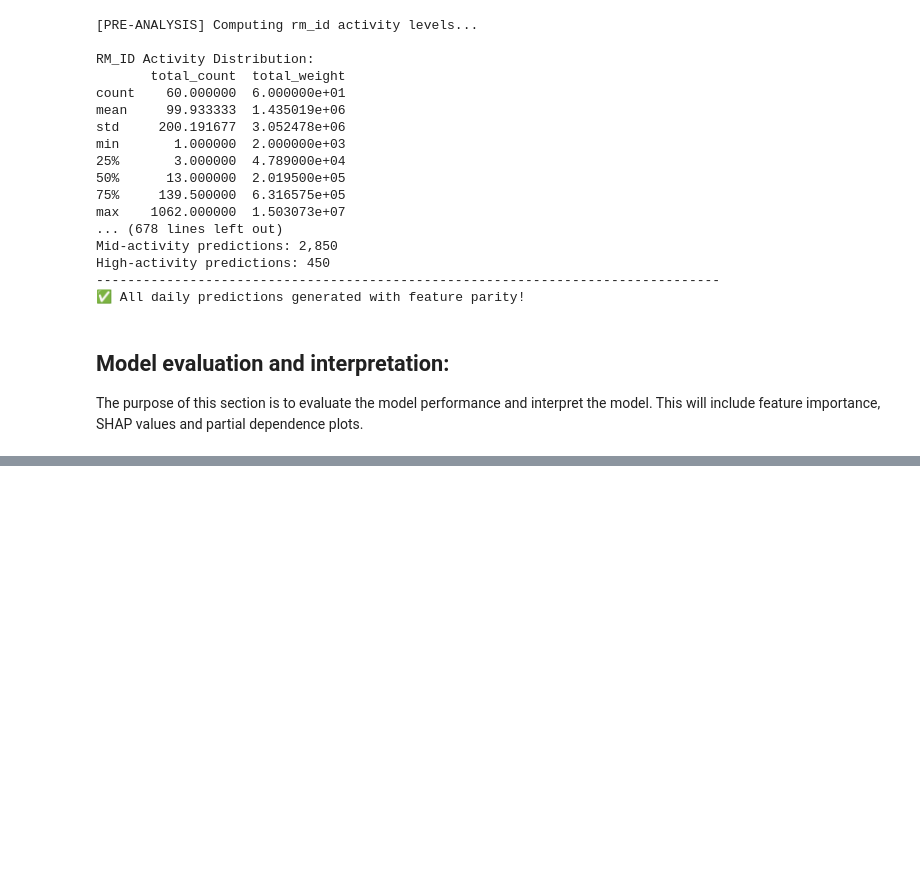
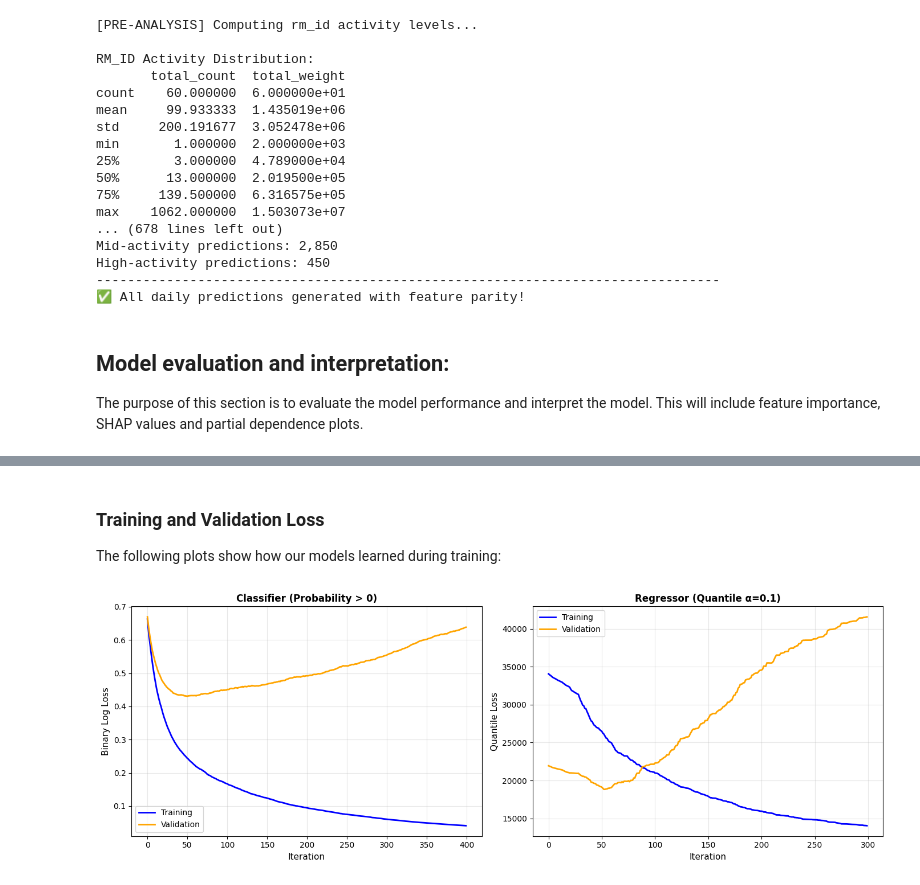
Before and after one commit to lawaasen/ModernML_project, a Jupyter notebook: Report.ipynb, the cells around one changed output, grey strips where cells are left out. Cells and saved outputs as stored; diff of their text form; code cells hidden in the pictures; blank space fills up the shorter version.

```diff
--- a/Report.ipynb
+++ b/Report.ipynb
@@ -2757,0 +2964,43 @@ The purpose of this section is to evaluate the model performance and interpret t
+# %% [markdown]
+### Training and Validation Loss
+
+The following plots show how our models learned during training:
+# %%
+fig, axes = plt.subplots(1, 2, figsize=(14, 5))
+
+# Classifier Loss
+ax_clf = axes[0]
+evals_clf = clf.evals_result_
+
+if 'training' in evals_clf and 'binary_logloss' in evals_clf['training']:
+    ax_clf.plot(evals_clf['training']['binary_logloss'], label='Training', linewidth=2, color='blue')
+
+if 'valid_0' in evals_clf and 'binary_logloss' in evals_clf['valid_0']:
+    ax_clf.plot(evals_clf['valid_0']['binary_logloss'], label='Validation', linewidth=2, color='orange')
+
+ax_clf.set_xlabel('Iteration', fontsize=11)
+ax_clf.set_ylabel('Binary Log Loss', fontsize=11)
+ax_clf.set_title('Classifier (Probability > 0)', fontsize=12, fontweight='bold')
+ax_clf.legend(loc='best', fontsize=10)
+ax_clf.grid(True, alpha=0.3)
+
+# Regressor Loss
+ax_reg = axes[1]
+evals_reg = model.evals_result_
+
+if 'training' in evals_reg and 'quantile' in evals_reg['training']:
+    ax_reg.plot(evals_reg['training']['quantile'], label='Training', linewidth=2, color='blue')
+
+if 'valid_0' in evals_reg and 'quantile' in evals_reg['valid_0']:
+    ax_reg.plot(evals_reg['valid_0']['quantile'], label='Validation', linewidth=2, color='orange')
+
+ax_reg.set_xlabel('Iteration', fontsize=11)
+ax_reg.set_ylabel('Quantile Loss', fontsize=11)
+ax_reg.set_title(f'Regressor (Quantile α={model.alpha})', fontsize=12, fontweight='bold')
+ax_reg.legend(loc='best', fontsize=10)
+ax_reg.grid(True, alpha=0.3)
+
+plt.tight_layout()
+plt.show()
+# %% [output]
+[figure, added]
```
Also changed, not shown: parts of 17 cells of this notebook.
